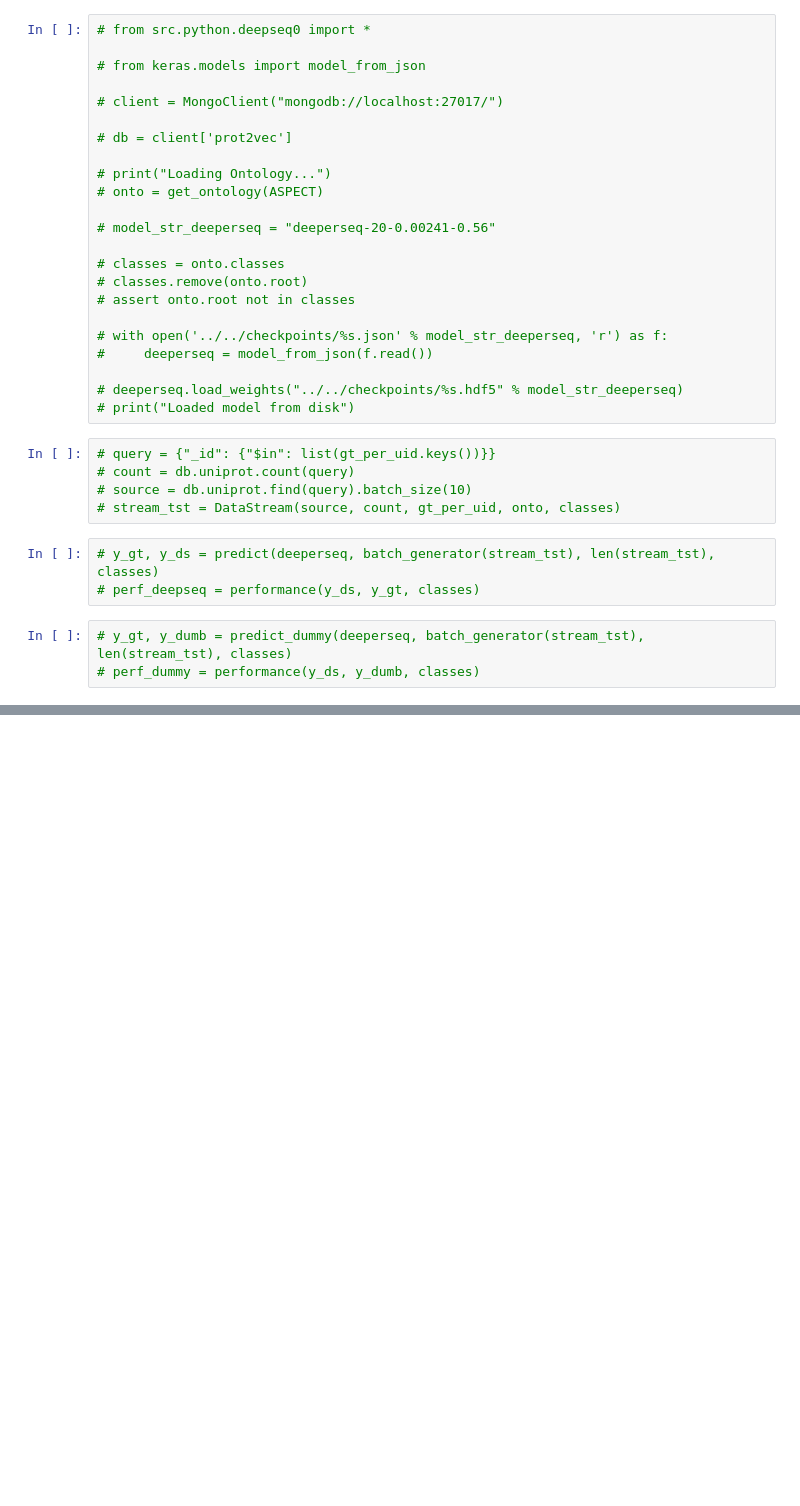
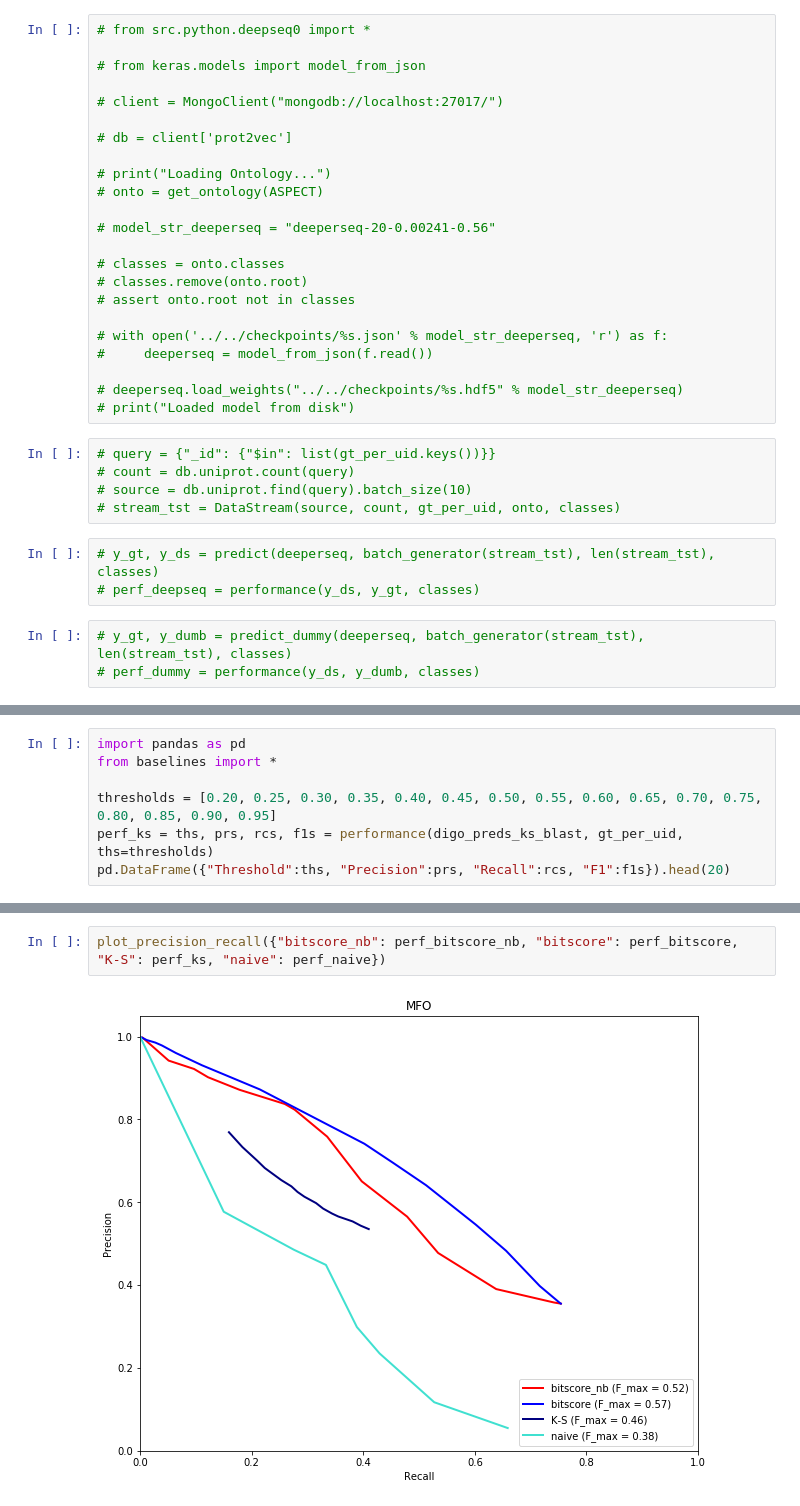
Before and after one commit to yotamfr/prot2vec, a Jupyter notebook: src/python/digo.ipynb, the cells around one changed output, grey strips where cells are left out. Saved outputs shown, nothing was run; the diff lists cells and outputs as text; blank space fills up the shorter version.

Commit message:
Commit digo_prot2vec2 with attn.

```diff
--- a/src/python/digo.ipynb
+++ b/src/python/digo.ipynb
@@ -346,0 +352,7 @@ plt.show()
+# %%
+import pandas as pd
+from baselines import *
+
+thresholds = [0.20, 0.25, 0.30, 0.35, 0.40, 0.45, 0.50, 0.55, 0.60, 0.65, 0.70, 0.75, 0.80, 0.85, 0.90, 0.95]
+perf_ks = ths, prs, rcs, f1s = performance(digo_preds_ks_blast, gt_per_uid, ths=thresholds)
+pd.DataFrame({"Threshold":ths, "Precision":prs, "Recall":rcs, "F1":f1s}).head(20)
@@ -346,0 +377,4 @@ plt.show()
+# %%
+plot_precision_recall({"bitscore_nb": perf_bitscore_nb, "bitscore": perf_bitscore, "K-S": perf_ks, "naive": perf_naive})
+# %% [output]
+[figure, added]
```
Also changed, not shown: parts of 6 cells of this notebook, 4 other files.
